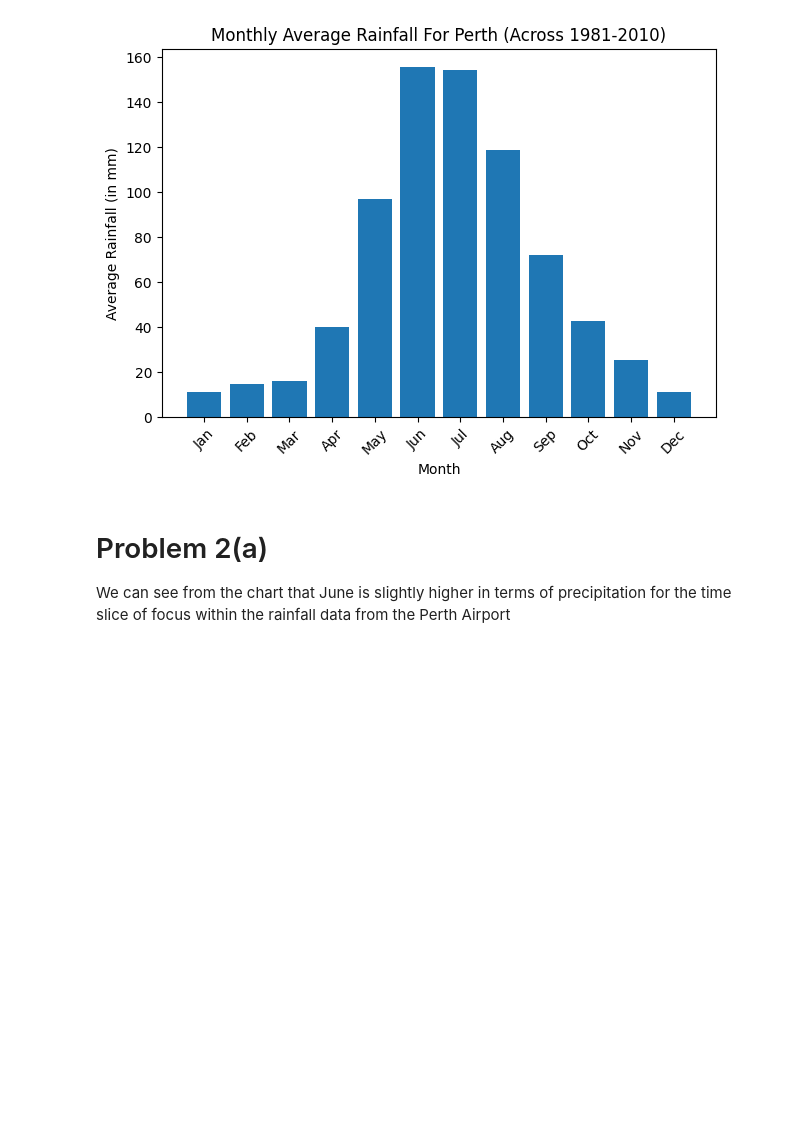
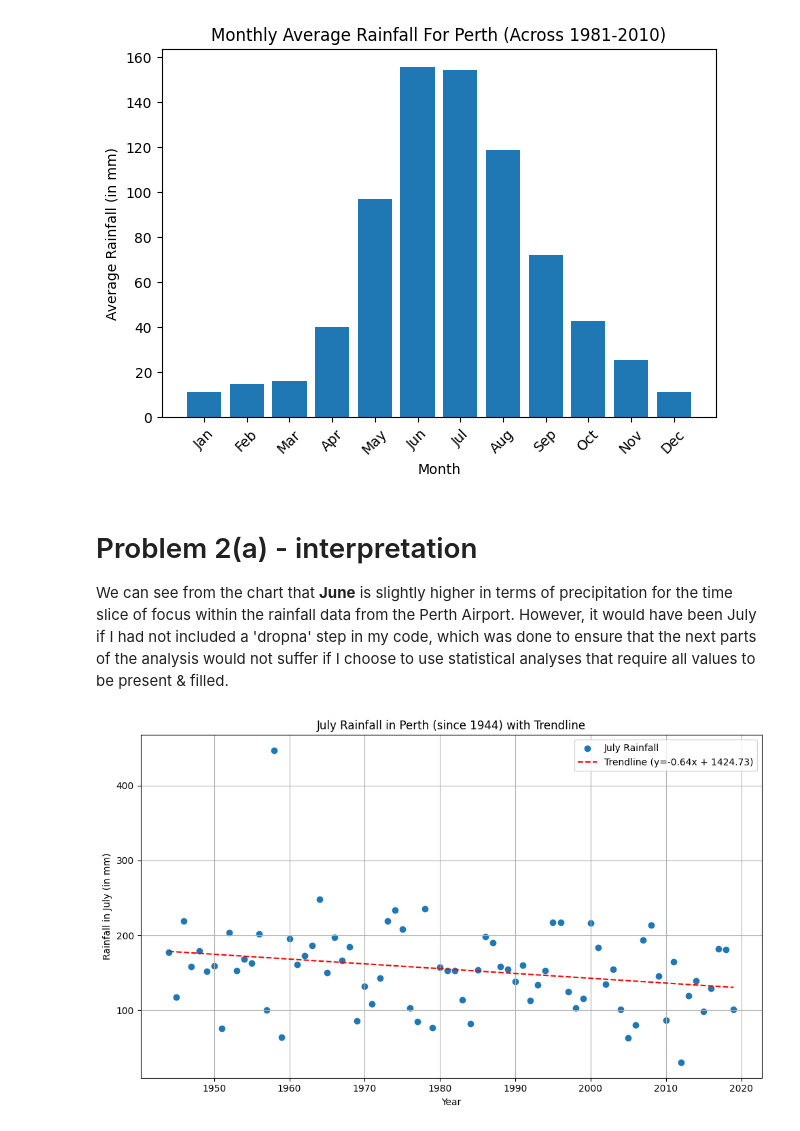
Before and after one commit to neil-stein/Assignment-1_ICP, a Jupyter notebook: Assignment-1_ICP.ipynb, the cells around one changed output. Cells and saved outputs as stored; diff of their text form; code cells hidden in the pictures; blank space fills up the shorter version.

```diff
--- a/Assignment-1_ICP.ipynb
+++ b/Assignment-1_ICP.ipynb
@@ -30,6 +33,9 @@ us_temp_df = pd.read_csv("indiv1_us_counties_temperature.csv")
 # cleanup and reorienting the data to be grouped by month
 perth_df = perth_df.dropna()
 perth_df['DATE'] = pd.to_datetime(perth_df['DATE'], format= '%Y-%m')
+perth_df['MONTH'] = perth_df['DATE'].dt.month
+# for future steps!
+perth_df['YEAR'] = perth_df['DATE'].dt.year
 
 # subset the data to get 1981 - 2010
 start_date = pd.to_datetime('1981-01-01')
@@ -37,7 +43,6 @@ end_date = pd.to_datetime('2010-12-31')
 filtered_perth_df = perth_df[(perth_df['DATE'] >= start_date) & (perth_df['DATE'] <= end_date)]
 
 # creating our monthly averages
-perth_df['MONTH'] = perth_df['DATE'].dt.month
 perth_monthly = perth_df.groupby('MONTH')['PRCP'].mean()
 
 
@@ -54,5 +59,5 @@ plt.show()
 # %% [output]
 [figure]
 # %% [markdown]
-# Problem 2(a) #
-We can see from the chart that June is slightly higher in terms of precipitation for the time slice of focus within the rainfall data from the Perth Airport
+# Problem 2(a) - interpretation
+We can see from the chart that __June__ is slightly higher in terms of precipitation for the time slice of focus within the rainfall data from the Perth Airport. However, it would have been July if I had not included a 'dropna' step in my code, which was done to ensure that the next parts of the analysis would not suffer if I choose to use statistical analyses that require all values to be present & filled.
@@ -60,0 +64,27 @@ We can see from the chart that June is slightly higher in terms of precipitation
+# %%
+# Problem 2(b) - Plotting July Rainfall trends
+
+# creating a July-specific dataset
+perth_july_df = perth_df[perth_df['MONTH'] == 7]
+
+# plotting the July-only trendline
+from scipy.stats import linregress
+
+# Calculate the trendline
+slope, intercept, r_value, p_value, std_err = linregress(perth_july_df['YEAR'], perth_july_df['PRCP'])
+trendline = slope * perth_july_df['YEAR'] + intercept
+
+# Plot the trendline
+plt.figure(figsize=(10, 6))
+plt.scatter(perth_july_df['YEAR'], perth_july_df['PRCP'], label='July Rainfall')
+plt.plot(perth_july_df['YEAR'], trendline, color='red', linestyle='--', label=f'Trendline (y={slope:.2f}x + {intercept:.2f})')
+
+plt.xlabel("Year")
+plt.ylabel("Rainfall in July (in mm)")
+plt.title("July Rainfall in Perth (since 1944) with Trendline")
+plt.legend()
+plt.grid(True)
+plt.tight_layout()
+plt.show()
+# %% [output]
+[figure, added]
```
Also changed, not shown: parts of 22 cells of this notebook, 26 other files.
